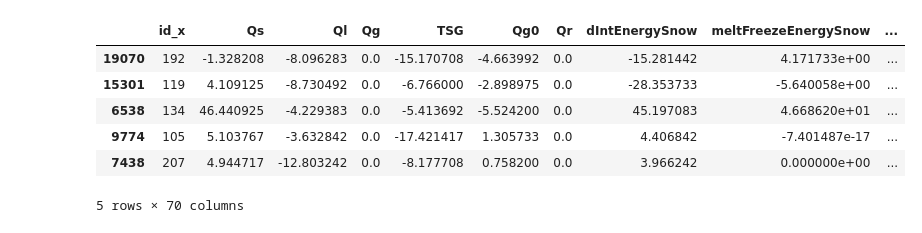
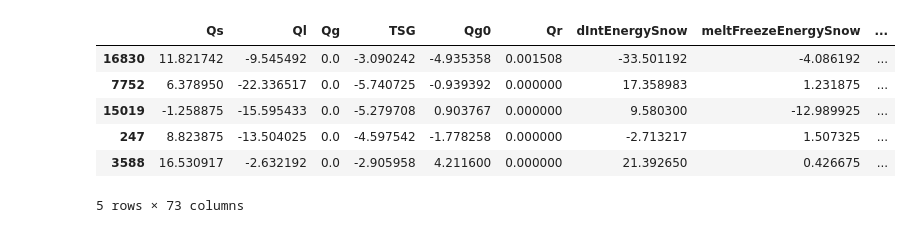
Before and after one commit to CanFam23/avy-forecasting, a Jupyter notebook: notebooks/model/forest.ipynb, the cells around one changed output. Cells and saved outputs as stored; diff of their text form; code cells hidden in the pictures.

```diff
--- a/notebooks/model/forest.ipynb
+++ b/notebooks/model/forest.ipynb
@@ -22,11 +22,22 @@ seed = 42
 [interactive output not drawn]
 [interactive output not drawn]
 # %%
-dff0 = pd.DataFrame()
+# dff0 = pd.DataFrame()
 
-data_fp = "../../data/training_data"
-for fn in os.listdir(data_fp):
-    df = pd.read_csv(os.path.join(data_fp, fn))
-    print(f"{fn} {df.shape}")
-    dff0 = pd.concat([dff0, df])
-print(dff0.shape)
+# data_fp = "../../data/training_data"
+# training_data = os.listdir(data_fp)
+# for i in range(len(training_data)):
+#     # if i > 4:
+#     #     break
+#     fn = training_data[i]
+#     df = pd.read_csv(os.path.join(data_fp, fn))
+#     print(f"{fn} {df.shape}")
+#     dff0 = pd.concat([dff0, df])
+# print(dff0.shape)
+
+dff0 = pd.read_csv("../../data/training_combined/training_combined.csv")
+
+danger_levels = pd.read_csv("../../../data/FAC/FAC_Danger_rating_zone_elv.csv")
+danger_levels['date'] = pd.to_datetime(danger_levels['date'])
+
+coords_geodf = gpd.read_file("../../../data/FAC/zones/grid_coords_subset.geojson")
@@ -66,10 +44,16 @@ print(danger_levels.head())
 # %%
-X, y, excluded_cols = prep_data(
-    dff0,
-    danger_levels,
-    replace_missing=True,
-    # change_danger=True,
-    exclude_cols=['date','id','slope_azi', 'danger_level','altitude','slope_angle','forecast_zone_id','elevation_band'])
+exclude_cols = ['date','id_x','slope_azi', 'danger_level','altitude','slope_angle','elevation_band','lat', 'lon', 'zone_name', 'geometry']
+# X, y, excluded_cols = prep_data(
+#     dff0,
+#     danger_levels,
+#     coords_geodf,
+#     replace_missing=True,
+#     change_danger=True,
+#     exclude_cols=['date','id','id_x','slope_azi', 'danger_level','altitude','slope_angle','forecast_zone_id','elevation_band','lat', 'lon', 'zone_name', 'geometry'])
+
+X = dff0.loc[:, ~dff0.columns.isin(exclude_cols)].copy(deep=True)
+y = dff0['danger_level']
+
 X_train, X_test, y_train, y_test = train_test_split(X,y, test_size=0.3, random_state=seed)
 # %%
 # Params found from tuning
@@ -119,12 +109,12 @@ MAE: 0.14101372974088985
 # %%
-test_data = pd.concat([X_test,excluded_cols.iloc[X_test.index]],axis=1)
+test_data = pd.concat([X_test,dff0[exclude_cols].iloc[X_test.index]],axis=1)
 test_data['predicted'] = y_pred
 test_data.head()
 # %% [output]
-|  | id_x | Qs | Ql | Qg | TSG | Qg0 | Qr | dIntEnergySnow | meltFreezeEnergySnow | ... |
-| 19070 | 192 | -1.328208 | -8.096283 | 0.0 | -15.170708 | -4.663992 | 0.0 | -15.281442 | 4.171733e+00 | ... |
-| 15301 | 119 | 4.109125 | -8.730492 | 0.0 | -6.766000 | -2.898975 | 0.0 | -28.353733 | -5.640058e+00 | ... |
-| 6538 | 134 | 46.440925 | -4.229383 | 0.0 | -5.413692 | -5.524200 | 0.0 | 45.197083 | 4.668620e+01 | ... |
-| 9774 | 105 | 5.103767 | -3.632842 | 0.0 | -17.421417 | 1.305733 | 0.0 | 4.406842 | -7.401487e-17 | ... |
-| 7438 | 207 | 4.944717 | -12.803242 | 0.0 | -8.177708 | 0.758200 | 0.0 | 3.966242 | 0.000000e+00 | ... |
+|  | Qs | Ql | Qg | TSG | Qg0 | Qr | dIntEnergySnow | meltFreezeEnergySnow | ... |
+| 16830 | 11.821742 | -9.545492 | 0.0 | -3.090242 | -4.935358 | 0.001508 | -33.501192 | -4.086192 | ... |
+| 7752 | 6.378950 | -22.336517 | 0.0 | -5.740725 | -0.939392 | 0.000000 | 17.358983 | 1.231875 | ... |
+| 15019 | -1.258875 | -15.595433 | 0.0 | -5.279708 | 0.903767 | 0.000000 | 9.580300 | -12.989925 | ... |
+| 247 | 8.823875 | -13.504025 | 0.0 | -4.597542 | -1.778258 | 0.000000 | -2.713217 | 1.507325 | ... |
+| 3588 | 16.530917 | -2.632192 | 0.0 | -2.905958 | 4.211600 | 0.000000 | 21.392650 | 0.426675 | ... |
-5 rows × 70 columns
+5 rows × 73 columns
```
Also changed, not shown: parts of 13 cells of this notebook.
